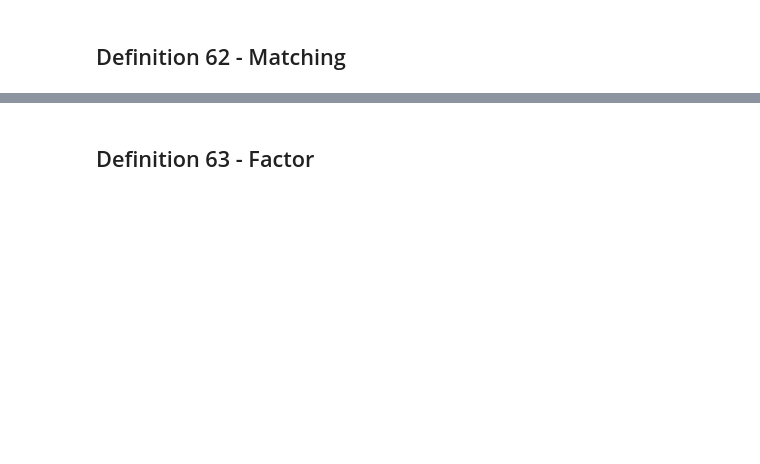
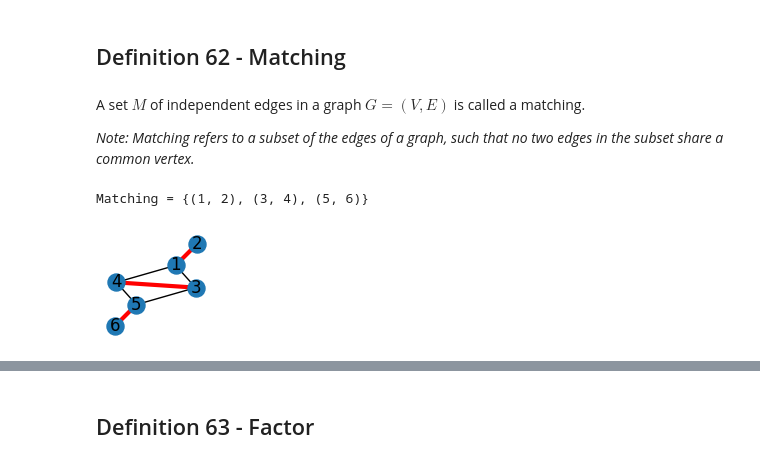
Before and after one commit to lipinski/graph-theory, a Jupyter notebook: definitions.ipynb, the cells around one changed output, grey strips where cells are left out. Saved outputs shown, nothing was run; the diff lists cells and outputs as text; code cells hidden in the pictures; blank space fills up the shorter version.

```diff
--- a/definitions.ipynb
+++ b/definitions.ipynb
@@ -1123,2 +1153,16 @@ for i in range(4):
 # %% [markdown]
 ## Definition 62 - Matching
+# %% [markdown]
+A set $M$ of independent edges in a graph $G=(V,E)$ is called a matching.
+
+*Note: Matching refers to a subset of the edges of a graph, such that no two edges in the subset share a common vertex.*
+# %%
+M = nx.maximal_matching(G)
+print(f'Matching = {M}')
+
+fig = plt.figure(figsize=figsize)
+nx.draw(G, pos=pos, node_size=150, with_labels=True)
+nx.draw_networkx_edges(G, pos=pos, edgelist=M, edge_color='red', width=3);
+# %% [output]
+Matching = {(1, 2), (3, 4), (5, 6)}
+[figure, added]
```
Also changed, not shown: parts of 11 cells of this notebook.
